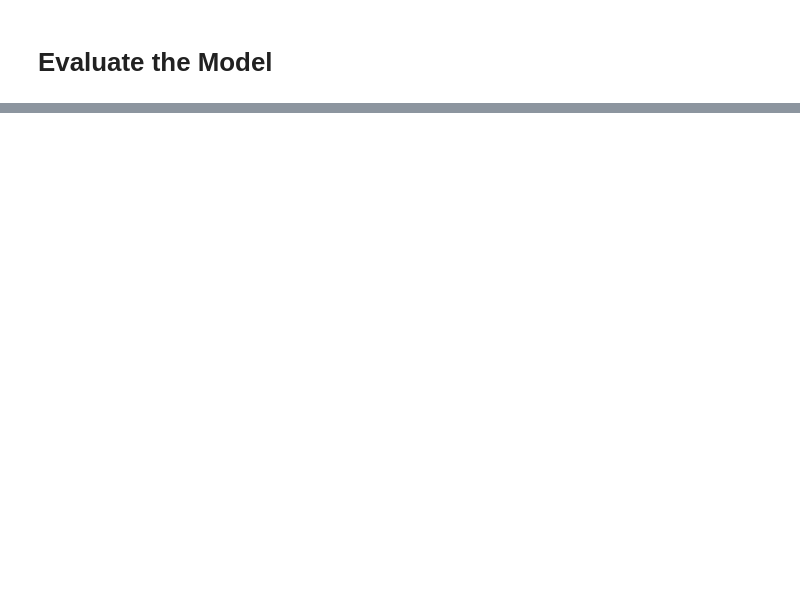
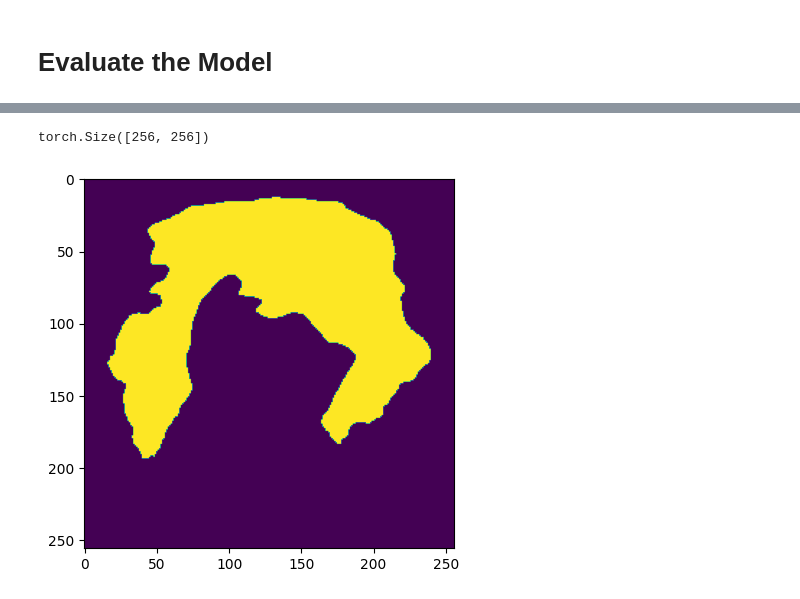
Before and after one commit to Kalva014/HairHub, a Jupyter notebook: colab_notebooks/Hair_Detection_Segmentation.ipynb, the cells around one changed output, grey strips where cells are left out. Cells and saved outputs as stored; diff of their text form; code cells hidden in the pictures; blank space fills up the shorter version.

```diff
--- a/colab_notebooks/Hair_Detection_Segmentation.ipynb
+++ b/colab_notebooks/Hair_Detection_Segmentation.ipynb
@@ -93,2 +296,11 @@ masks = np.array(masks)
+# %%
+# Load the entire model from the saved file
+checkpoint = torch.load('/content/drive/MyDrive/Hairhub_data/unet_model.pth')
+
+# Load the model state dictionary
+unet_model.load_state_dict(checkpoint['model_state_dict'])
+
+# Load the optimizer state dictionary
+optimizer.load_state_dict(checkpoint['optimizer_state_dict'])
 # %% [markdown]
 # Evaluate the Model
@@ -94,0 +329,13 @@ masks = np.array(masks)
+# %%
+# Limit the values to get the pixels
+threshold = -3
+y_hat_hair = y_hat[0, 0] >= threshold
+print(y_hat_hair.shape)
+# %% [output]
+torch.Size([256, 256])
+# %%
+# Get the predictions for the 'hair' class
+plt.imshow(y_hat_hair.cpu().detach().numpy())
+plt.show()
+# %% [output]
+[figure, added]
```
Also changed, not shown: parts of 18 cells of this notebook.
